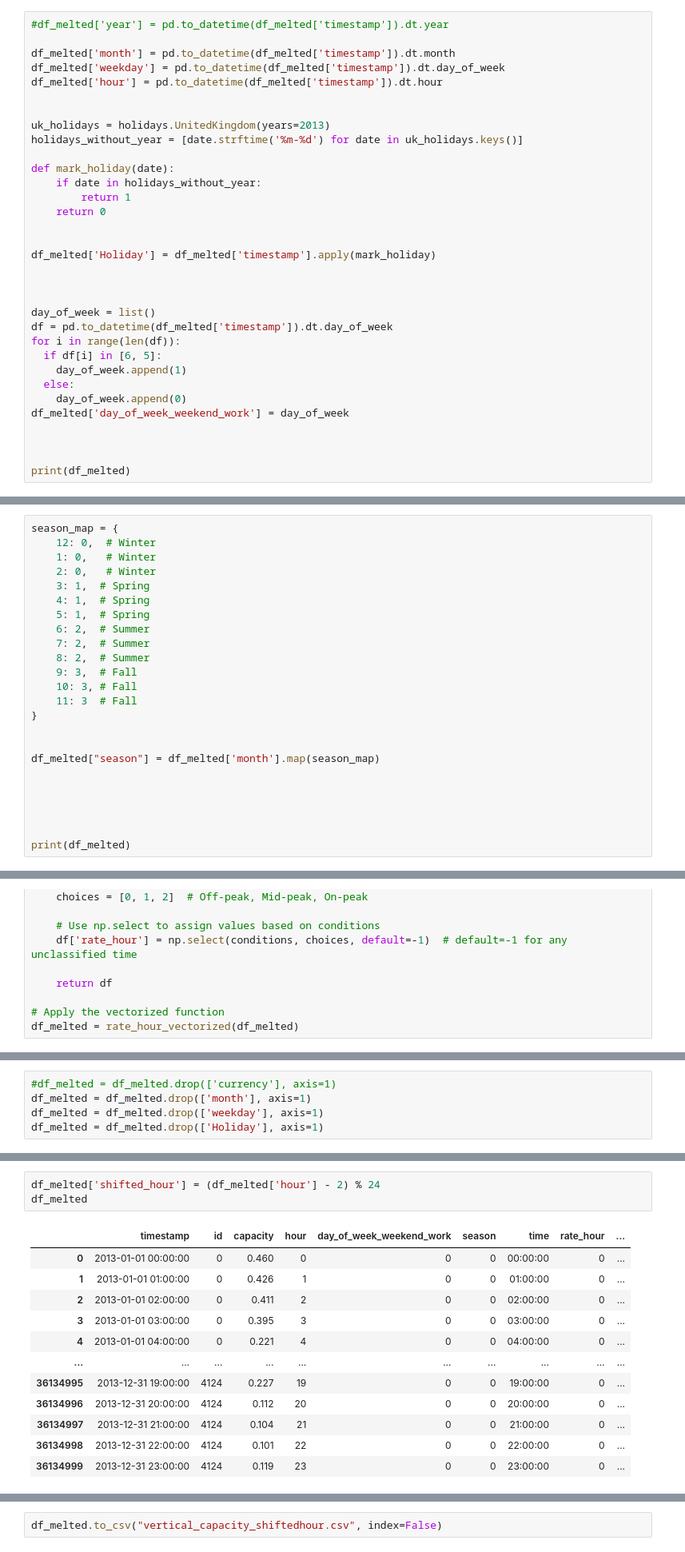
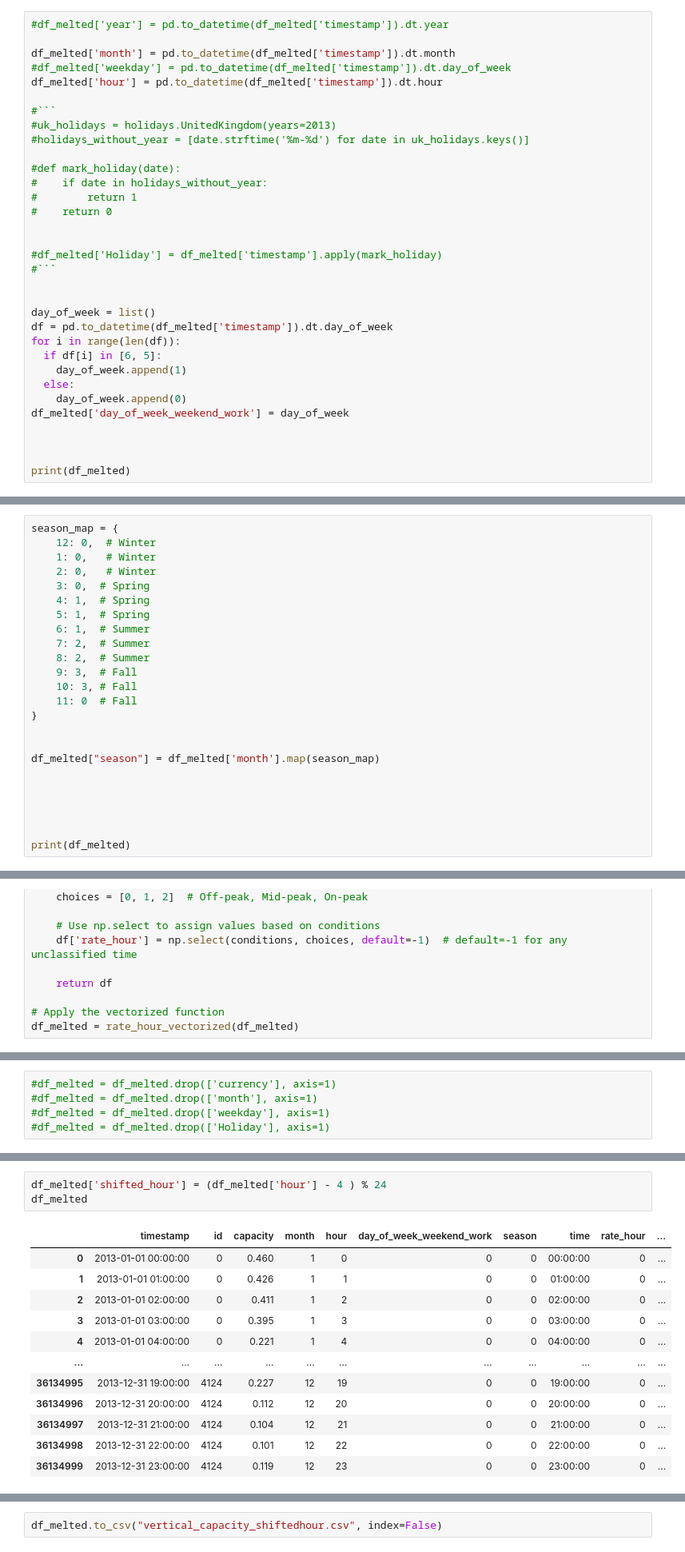
Before and after one commit to am11001/watt_s_up, a Jupyter notebook: scripts_for_data_processing/data_generation_from_privided.ipynb, the cells around one changed output, grey strips where cells are left out. Shown at 80% size. Cells and saved outputs as stored; diff of their text form.

````diff
--- a/scripts_for_data_processing/data_generation_from_privided.ipynb
+++ b/scripts_for_data_processing/data_generation_from_privided.ipynb
@@ -84,21 +84,21 @@ from datetime import datetime
 #df_melted['year'] = pd.to_datetime(df_melted['timestamp']).dt.year
 
 df_melted['month'] = pd.to_datetime(df_melted['timestamp']).dt.month
-df_melted['weekday'] = pd.to_datetime(df_melted['timestamp']).dt.day_of_week
+#df_melted['weekday'] = pd.to_datetime(df_melted['timestamp']).dt.day_of_week
 df_melted['hour'] = pd.to_datetime(df_melted['timestamp']).dt.hour
 
+#```
+#uk_holidays = holidays.UnitedKingdom(years=2013)
+#holidays_without_year = [date.strftime('%m-%d') for date in uk_holidays.keys()]
 
-uk_holidays = holidays.UnitedKingdom(years=2013)
-holidays_without_year = [date.strftime('%m-%d') for date in uk_holidays.keys()]
-
-def mark_holiday(date):
-    if date in holidays_without_year:
-        return 1
-    return 0
+#def mark_holiday(date):
+#    if date in holidays_without_year:
+#        return 1
+#    return 0
 
 
-df_melted['Holiday'] = df_melted['timestamp'].apply(mark_holiday)
-
+#df_melted['Holiday'] = df_melted['timestamp'].apply(mark_holiday)
+#```
 
 
 day_of_week = list()
@@ -151,15 +151,15 @@ season_map = {
     12: 0,  # Winter
     1: 0,   # Winter
     2: 0,   # Winter
-    3: 1,  # Spring
+    3: 0,  # Spring
     4: 1,  # Spring
     5: 1,  # Spring
-    6: 2,  # Summer
+    6: 1,  # Summer
     7: 2,  # Summer
     8: 2,  # Summer
     9: 3,  # Fall
     10: 3, # Fall
-    11: 3  # Fall
+    11: 0  # Fall
 }
 
 
@@ -251,8 +251,8 @@ df_melted
 # %%
 #df_melted = df_melted.drop(['currency'], axis=1)
-df_melted = df_melted.drop(['month'], axis=1)
-df_melted = df_melted.drop(['weekday'], axis=1)
-df_melted = df_melted.drop(['Holiday'], axis=1)
+#df_melted = df_melted.drop(['month'], axis=1)
+#df_melted = df_melted.drop(['weekday'], axis=1)
+#df_melted = df_melted.drop(['Holiday'], axis=1)
 # %%
 df_melted
 # %% [output]
@@ -272,16 +272,16 @@ df_melted
 # %%
-df_melted['shifted_hour'] = (df_melted['hour'] - 2) % 24
+df_melted['shifted_hour'] = (df_melted['hour'] - 4 ) % 24
 df_melted
 # %% [output]
-|  | timestamp | id | capacity | hour | day_of_week_weekend_work | season | time | rate_hour | ... |
-| 0 | 2013-01-01 00:00:00 | 0 | 0.460 | 0 | 0 | 0 | 00:00:00 | 0 | ... |
-| 1 | 2013-01-01 01:00:00 | 0 | 0.426 | 1 | 0 | 0 | 01:00:00 | 0 | ... |
-| 2 | 2013-01-01 02:00:00 | 0 | 0.411 | 2 | 0 | 0 | 02:00:00 | 0 | ... |
-| 3 | 2013-01-01 03:00:00 | 0 | 0.395 | 3 | 0 | 0 | 03:00:00 | 0 | ... |
-| 4 | 2013-01-01 04:00:00 | 0 | 0.221 | 4 | 0 | 0 | 04:00:00 | 0 | ... |
-| ... | ... | ... | ... | ... | ... | ... | ... | ... | ... |
-| 36134995 | 2013-12-31 19:00:00 | 4124 | 0.227 | 19 | 0 | 0 | 19:00:00 | 0 | ... |
-| 36134996 | 2013-12-31 20:00:00 | 4124 | 0.112 | 20 | 0 | 0 | 20:00:00 | 0 | ... |
-| 36134997 | 2013-12-31 21:00:00 | 4124 | 0.104 | 21 | 0 | 0 | 21:00:00 | 0 | ... |
-| 36134998 | 2013-12-31 22:00:00 | 4124 | 0.101 | 22 | 0 | 0 | 22:00:00 | 0 | ... |
-| 36134999 | 2013-12-31 23:00:00 | 4124 | 0.119 | 23 | 0 | 0 | 23:00:00 | 0 | ... |
+|  | timestamp | id | capacity | month | hour | day_of_week_weekend_work | season | time | rate_hour | ... |
+| 0 | 2013-01-01 00:00:00 | 0 | 0.460 | 1 | 0 | 0 | 0 | 00:00:00 | 0 | ... |
+| 1 | 2013-01-01 01:00:00 | 0 | 0.426 | 1 | 1 | 0 | 0 | 01:00:00 | 0 | ... |
+| 2 | 2013-01-01 02:00:00 | 0 | 0.411 | 1 | 2 | 0 | 0 | 02:00:00 | 0 | ... |
+| 3 | 2013-01-01 03:00:00 | 0 | 0.395 | 1 | 3 | 0 | 0 | 03:00:00 | 0 | ... |
+| 4 | 2013-01-01 04:00:00 | 0 | 0.221 | 1 | 4 | 0 | 0 | 04:00:00 | 0 | ... |
+| ... | ... | ... | ... | ... | ... | ... | ... | ... | ... | ... |
+| 36134995 | 2013-12-31 19:00:00 | 4124 | 0.227 | 12 | 19 | 0 | 0 | 19:00:00 | 0 | ... |
+| 36134996 | 2013-12-31 20:00:00 | 4124 | 0.112 | 12 | 20 | 0 | 0 | 20:00:00 | 0 | ... |
+| 36134997 | 2013-12-31 21:00:00 | 4124 | 0.104 | 12 | 21 | 0 | 0 | 21:00:00 | 0 | ... |
+| 36134998 | 2013-12-31 22:00:00 | 4124 | 0.101 | 12 | 22 | 0 | 0 | 22:00:00 | 0 | ... |
+| 36134999 | 2013-12-31 23:00:00 | 4124 | 0.119 | 12 | 23 | 0 | 0 | 23:00:00 | 0 | ... |
````
Also changed, not shown: parts of 10 cells of this notebook.
